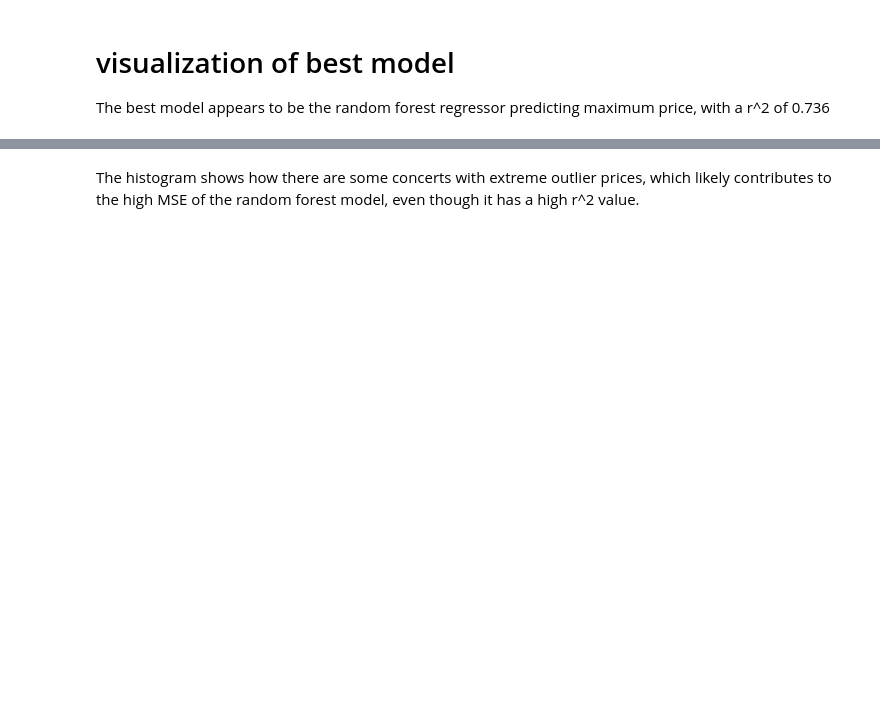
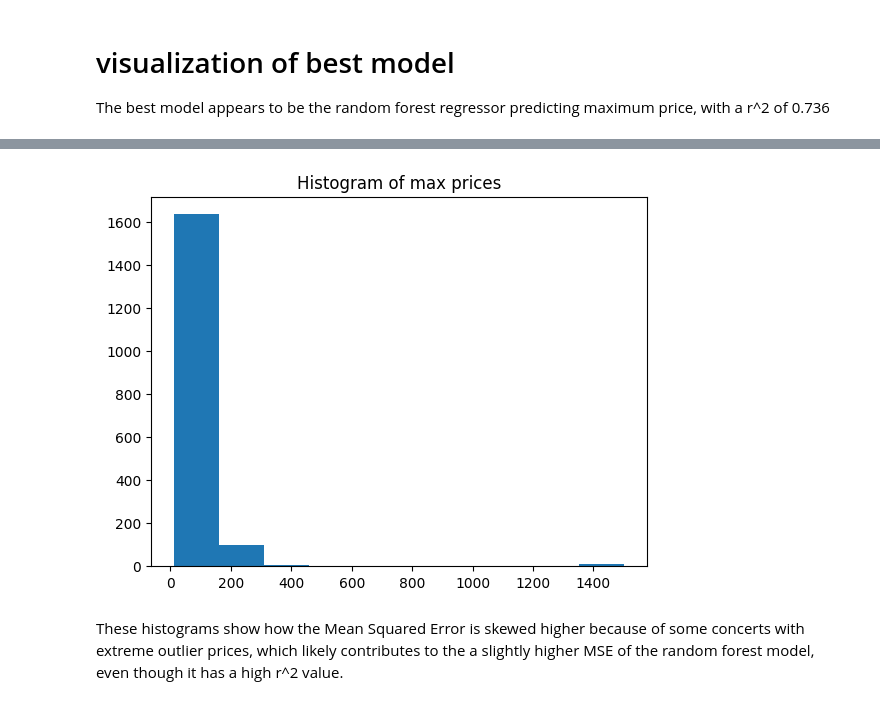
Before and after one commit to IanTurner19/MathM148, a Jupyter notebook: models/model.ipynb, the cells around one changed output, grey strips where cells are left out. Cells and saved outputs as stored; diff of their text form; code cells hidden in the pictures; blank space fills up the shorter version.

```diff
--- a/models/model.ipynb
+++ b/models/model.ipynb
@@ -227,2 +227,8 @@ plt.hist(max_y)
+# %%
+plt.hist(max_y)
+plt.title("Histogram of max prices")
+plt.show()
+# %% [output]
+[figure, added]
 # %% [markdown]
-The histogram shows how there are some concerts with extreme outlier prices, which likely contributes to the high MSE of the random forest model, even though it has a high r^2 value.
+These histograms show how the Mean Squared Error is skewed higher because of some concerts with extreme outlier prices, which likely contributes to the a slightly higher MSE of the random forest model, even though it has a high r^2 value.
```
Also changed, not shown: parts of 13 cells of this notebook, 5 other files.
